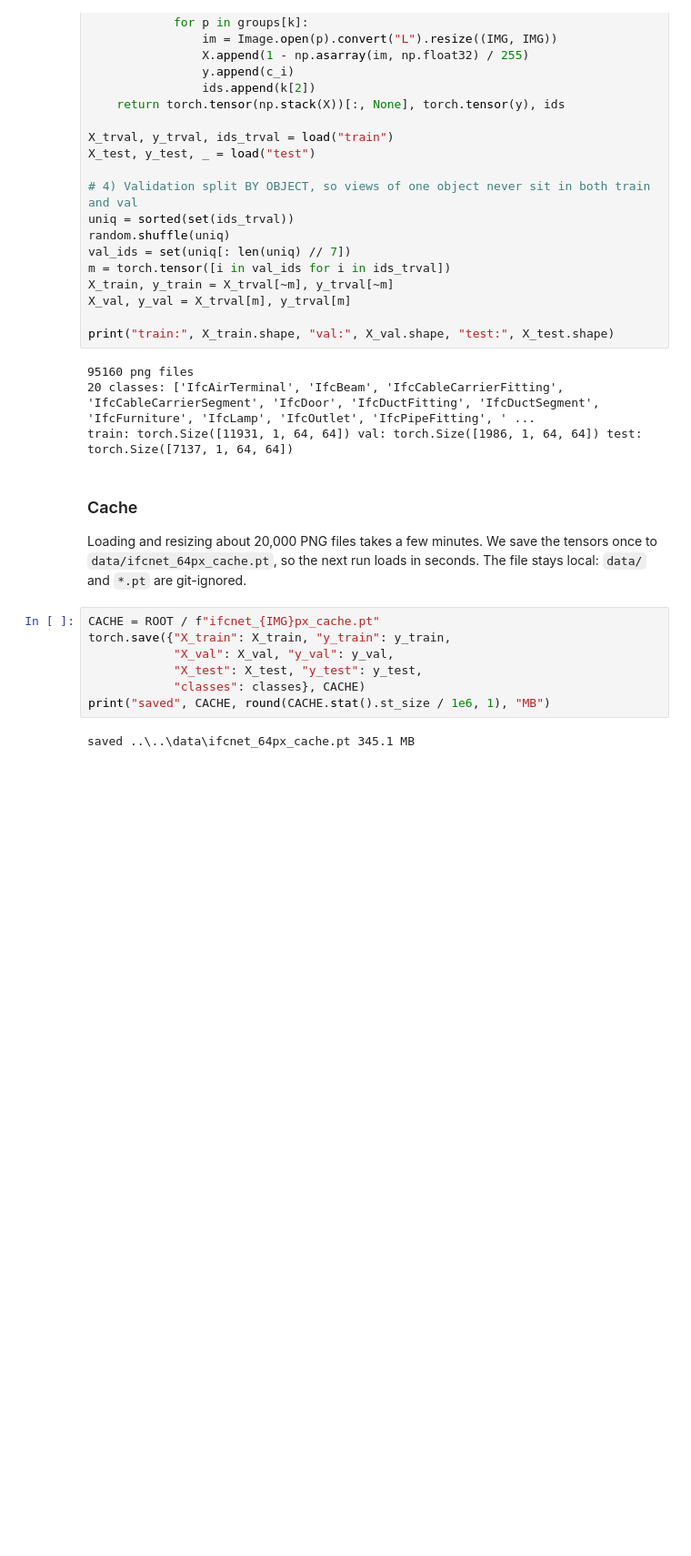
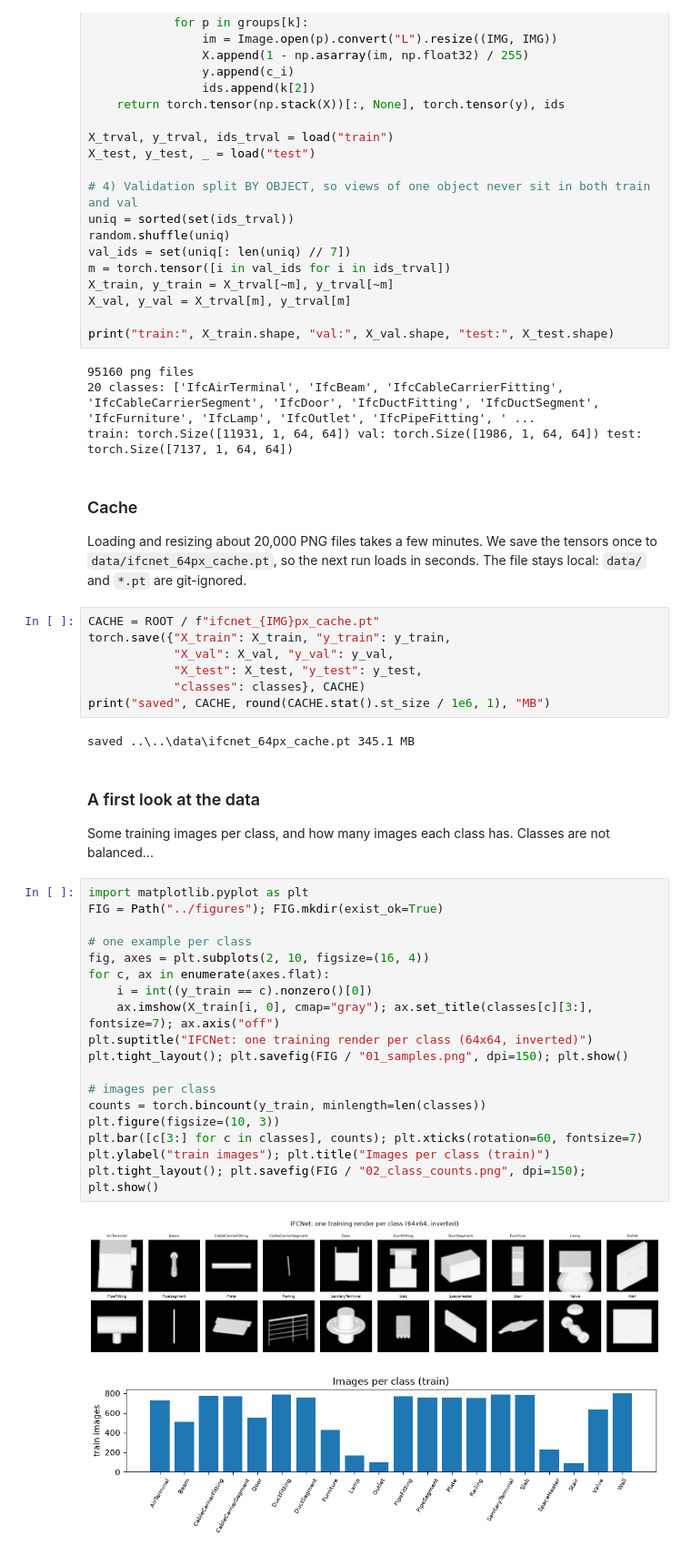
Before and after one commit to iaac-maai/hackathon-team2-ifcnet, a Jupyter notebook: 01_autoencoder/notebook/autoencoder.ipynb, the cells around one changed output. Shown at 91% size. Cells and saved outputs as stored; diff of their text form; blank space fills up the shorter version.

```diff
--- a/01_autoencoder/notebook/autoencoder.ipynb
+++ b/01_autoencoder/notebook/autoencoder.ipynb
@@ -86,3 +86,27 @@ torch.save({"X_train": X_train, "y_train": y_train,
 print("saved", CACHE, round(CACHE.stat().st_size / 1e6, 1), "MB")
 # %% [output]
 saved ..\..\data\ifcnet_64px_cache.pt 345.1 MB
+# %% [markdown]
+### A first look at the data
+Some training images per class, and how many images each class has. Classes are not balanced...
+# %%
+import matplotlib.pyplot as plt
+FIG = Path("../figures"); FIG.mkdir(exist_ok=True)
+
+# one example per class
+fig, axes = plt.subplots(2, 10, figsize=(16, 4))
+for c, ax in enumerate(axes.flat):
+    i = int((y_train == c).nonzero()[0])
+    ax.imshow(X_train[i, 0], cmap="gray"); ax.set_title(classes[c][3:], fontsize=7); ax.axis("off")
+plt.suptitle("IFCNet: one training render per class (64x64, inverted)")
+plt.tight_layout(); plt.savefig(FIG / "01_samples.png", dpi=150); plt.show()
+
+# images per class
+counts = torch.bincount(y_train, minlength=len(classes))
+plt.figure(figsize=(10, 3))
+plt.bar([c[3:] for c in classes], counts); plt.xticks(rotation=60, fontsize=7)
+plt.ylabel("train images"); plt.title("Images per class (train)")
+plt.tight_layout(); plt.savefig(FIG / "02_class_counts.png", dpi=150); plt.show()
+# %% [output]
+[figure, added]
+[figure, added]
```
